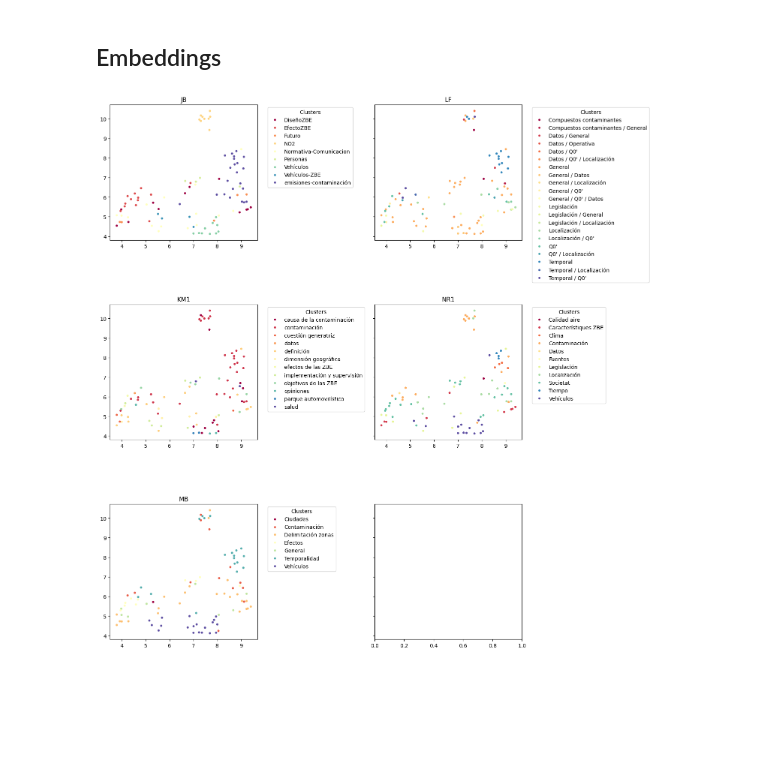
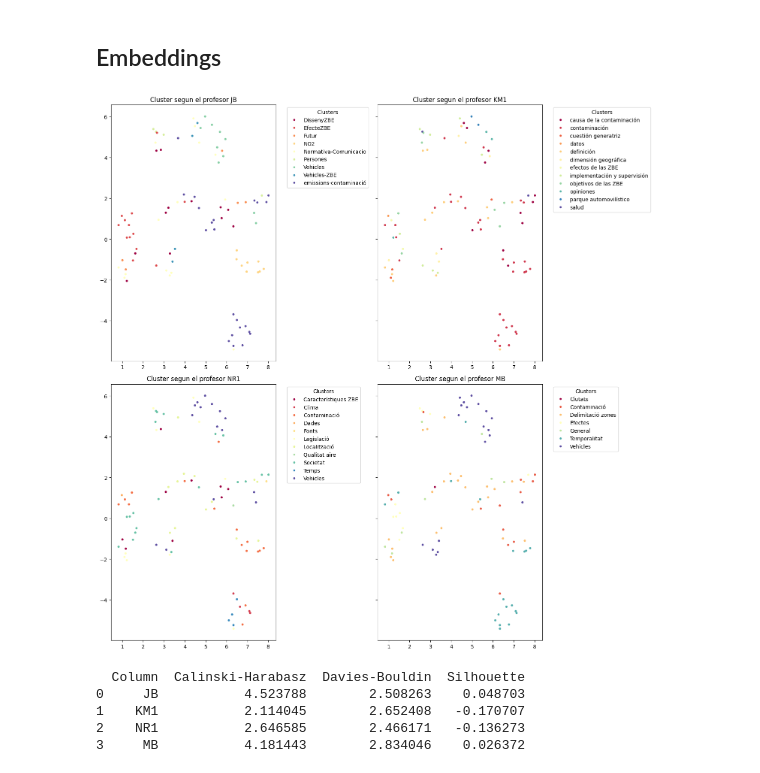
Before and after one commit to Thesportydar/reis-analisis, a Jupyter notebook: Explore_clusters.ipynb, the cells around one changed output. Saved outputs shown, nothing was run; the diff lists cells and outputs as text; code cells hidden in the pictures; blank space fills up the shorter version.

Commit message:
Notebook de evaluacion `ff` y version final del Clusterer

```diff
--- a/Explore_clusters.ipynb
+++ b/Explore_clusters.ipynb
@@ -12,12 +13,11 @@ import matplotlib.pyplot as plt
 # %% [markdown]
 ## Load Dataframe
 # %%
-df_real = pd.read_excel('./ZBE-es.xlsx')
+df_real = pd.read_excel('./ZBE-cat.xlsx')
 # Limpiar nombres de columnas
 df_real.columns = df_real.columns.str.strip().str.replace(r"\s+", " ", regex=True)
 # Eliminar espacios al principio y al final de las celdas de texto
 df_real = df_real.map(lambda x: x.strip() if isinstance(x, str) else x)
-df_real = df_real.dropna(axis=1, how='any')
 # %% [markdown]
 ## Embeddings
 # %%
@@ -27,7 +27,7 @@ def plot_clusters(embeddings, cluster_assignment, ax, title):
     cluster_names = pd.Categorical(cluster_assignment).categories
 
     # Reducir dimensiones con UMAP
-    reducer = umap.UMAP(n_components=2, metric='cosine', random_state=42)
+    reducer = umap.UMAP(n_components=2, n_neighbors=5, min_dist=0.3, metric='cosine', random_state=42)
     reduced_embeds = reducer.fit_transform(embeddings)
 
     # Crear scatter plot en el subplot actual
@@ -40,28 +40,65 @@ def plot_clusters(embeddings, cluster_assignment, ax, title):
                           markerfacecolor=scatter.cmap(scatter.norm(i)), markersize=5)
                for i in range(len(cluster_names))]
     ax.legend(handles, cluster_names, title="Clusters", bbox_to_anchor=(1.05, 1), loc='upper left')
+# %%
+def evaluate_clustering(embeddings, cluster_assignment):
+    metrics = {}
+    metrics['Calinski-Harabasz'] = calinski_harabasz_score(embeddings, cluster_assignment)
+    metrics['Davies-Bouldin'] = davies_bouldin_score(embeddings, cluster_assignment)
+    metrics['Silhouette'] = silhouette_score(embeddings, cluster_assignment, metric='cosine')
+
+    return metrics
 # %%
-cols = ['JB', 'LF', 'KM1', 'NR1', 'MB']
+# Crear un DataFrame vacío para almacenar las métricas
+metrics_df = pd.DataFrame(columns=['Column', 'Calinski-Harabasz', 'Davies-Bouldin', 'Silhouette'])
+
+cols = ['JB', 'KM1', 'NR1', 'MB']
 
 # Configurar los subplots
-fig, axes = plt.subplots(3, 2, figsize=(15, 15), sharey=True)
+fig, axes = plt.subplots(2, 2, figsize=(15, 15), sharey=True)
 axes = axes.flatten()  # Flatten the 2D array of axes for easier iteration
 
 embedder_model = 'sentence-transformers/paraphrase-multilingual-MiniLM-L12-v2'
 model = SentenceTransformer(embedder_model)
 
 for i, col in enumerate(cols):
     ax = axes[i]
     embeddings = model.encode(df_real['Question'].tolist(), show_progress_bar=True)
 
+    # Convertir las categorías a valores numéricos
+    cluster_assignment = pd.Categorical(df_real[col]).codes
+
+    # Evaluar el clustering
+    metrics = evaluate_clustering(embeddings, cluster_assignment)
+
+    # Agregar las métricas al DataFrame
+    metrics_df = pd.concat([
+        metrics_df,
+        pd.DataFrame([{
+            'Column': col,
+            'Calinski-Harabasz': metrics['Calinski-Harabasz'],
+            'Davies-Bouldin': metrics['Davies-Bouldin'],
+            'Silhouette': metrics['Silhouette']
+        }])
+    ], ignore_index=True)
+
+    # Graficar los clusters
     plot_clusters(
         embeddings,
         cluster_assignment=df_real[col].tolist(),
         ax=ax,
-        title=col
+        title=f"Cluster segun el profesor {col}"
     )
 
 plt.tight_layout()
 plt.show()
+
+# Imprimir todas las métricas al final
+print(metrics_df)
 # %% [output]
-[figure, old version]
+[figure, new version]
+  Column  Calinski-Harabasz  Davies-Bouldin  Silhouette
+0     JB           4.523788        2.508263    0.048703
+1    KM1           2.114045        2.652408   -0.170707
+2    NR1           2.646585        2.466171   -0.136273
+3     MB           4.181443        2.834046    0.026372
```
Also changed, not shown: parts of 3 cells of this notebook, 5 other files.
